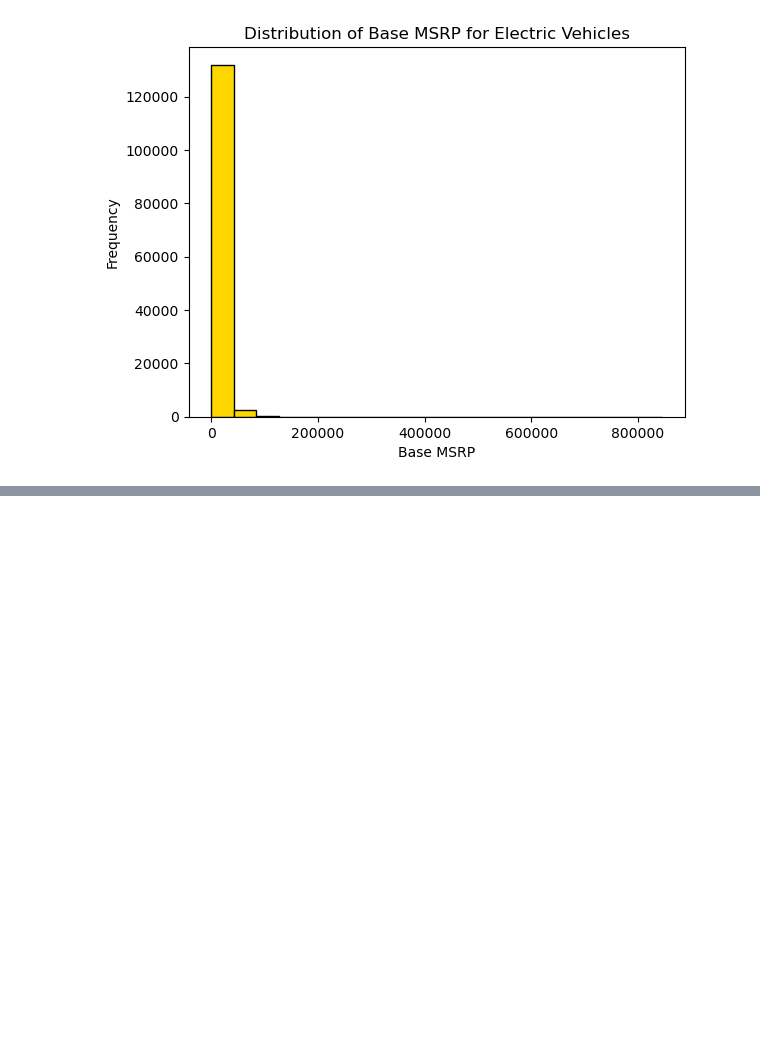
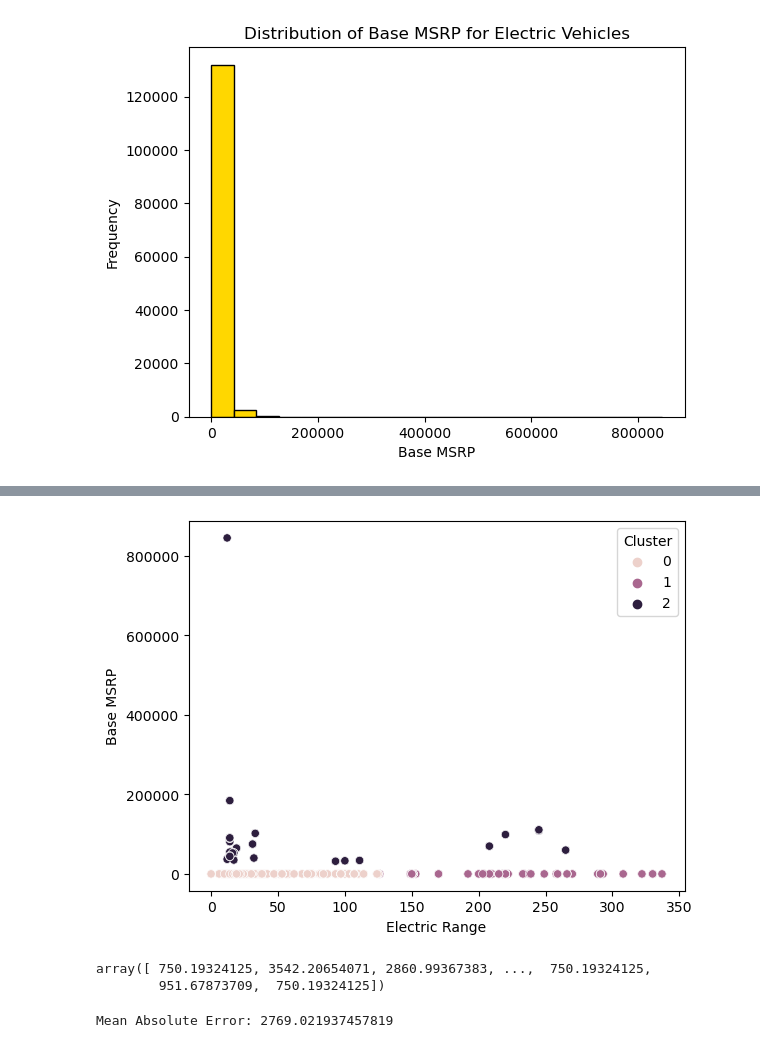
Before and after one commit to juvitus-soh/EV-Dataset, a Jupyter notebook: EV analysis.ipynb, the cells around one changed output, grey strips where cells are left out. Drawn from its saved outputs; the diff is of its cells as text; code cells hidden in the pictures; blank space fills up the shorter version.

```diff
--- a/EV analysis.ipynb
+++ b/EV analysis.ipynb
@@ -180,0 +210,33 @@ plt.show()
+# %%
+kmeans = KMeans(n_clusters=3, init='k-means++', max_iter=300, n_init=10, random_state=0)
+car['Cluster'] = kmeans.fit_predict(clustering_data_scaled)
+
+sns.scatterplot(x='Electric Range', y='Base MSRP', hue='Cluster', data=car)
+plt.show()
+# %% [output]
+[figure, added]
+# %%
+from sklearn.model_selection import train_test_split
+from sklearn.linear_model import LinearRegression
+from sklearn.metrics import mean_absolute_error
+
+predictive_data = car[['Electric Range', 'Base MSRP']]
+
+#split data
+X_train, X_test, y_train, y_test = train_test_split(predictive_data[['Electric Range']], predictive_data['Base MSRP'], test_size=0.2, random_state=0)
+
+# Train awith linear regression model
+model = LinearRegression()
+model.fit(X_train, y_train)
+
+y_pred = model.predict(X_test)
+y_pred
+# %% [output]
+array([ 750.19324125, 3542.20654071, 2860.99367383, ...,  750.19324125,
+        951.67873709,  750.19324125])
+# %%
+# Evaluate with MAE
+mae = mean_absolute_error(y_test, y_pred)
+print(f'Mean Absolute Error: {mae}')
+# %% [output]
+Mean Absolute Error: 2769.021937457819
```
Also changed, not shown: parts of 5 cells of this notebook.
